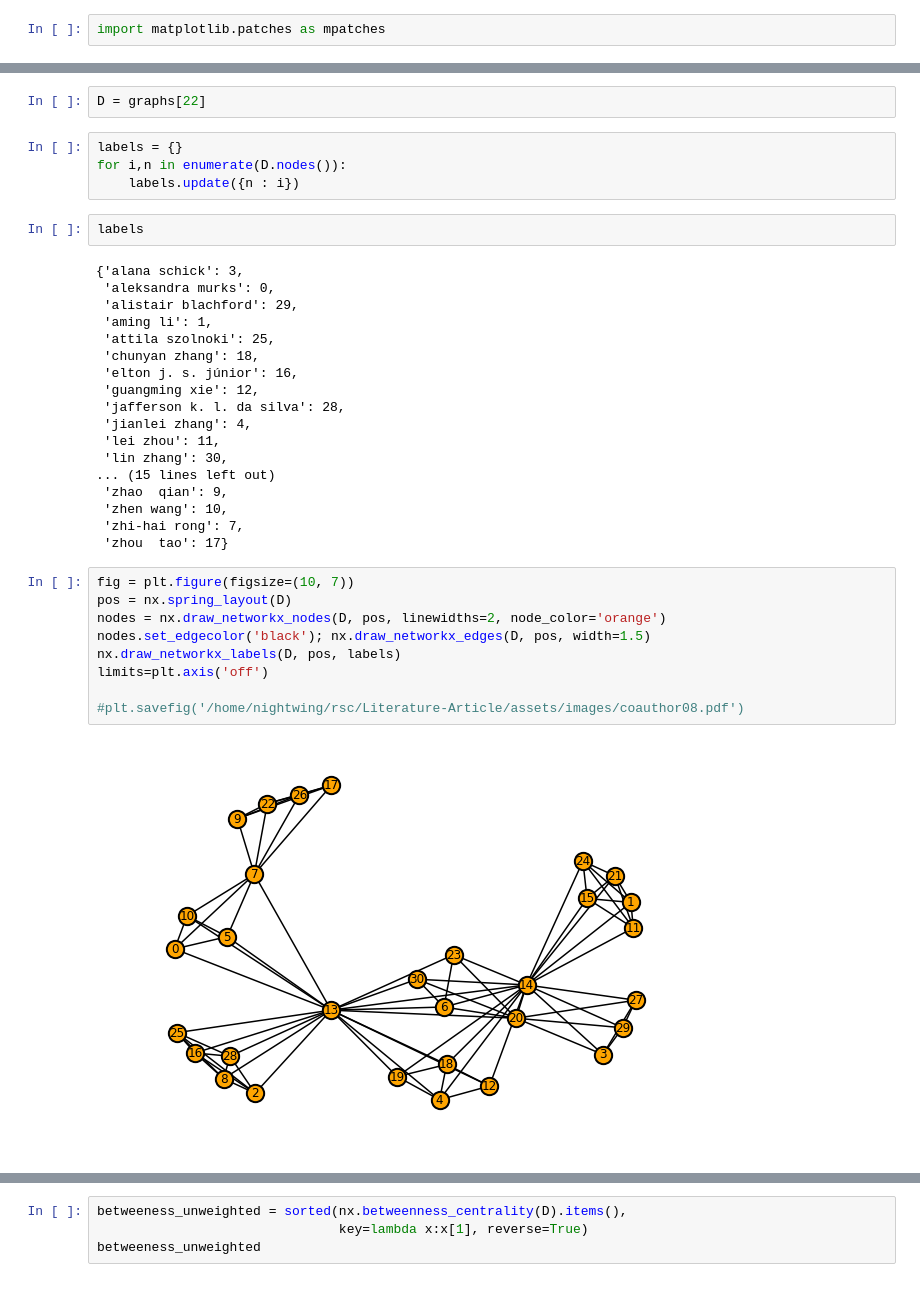
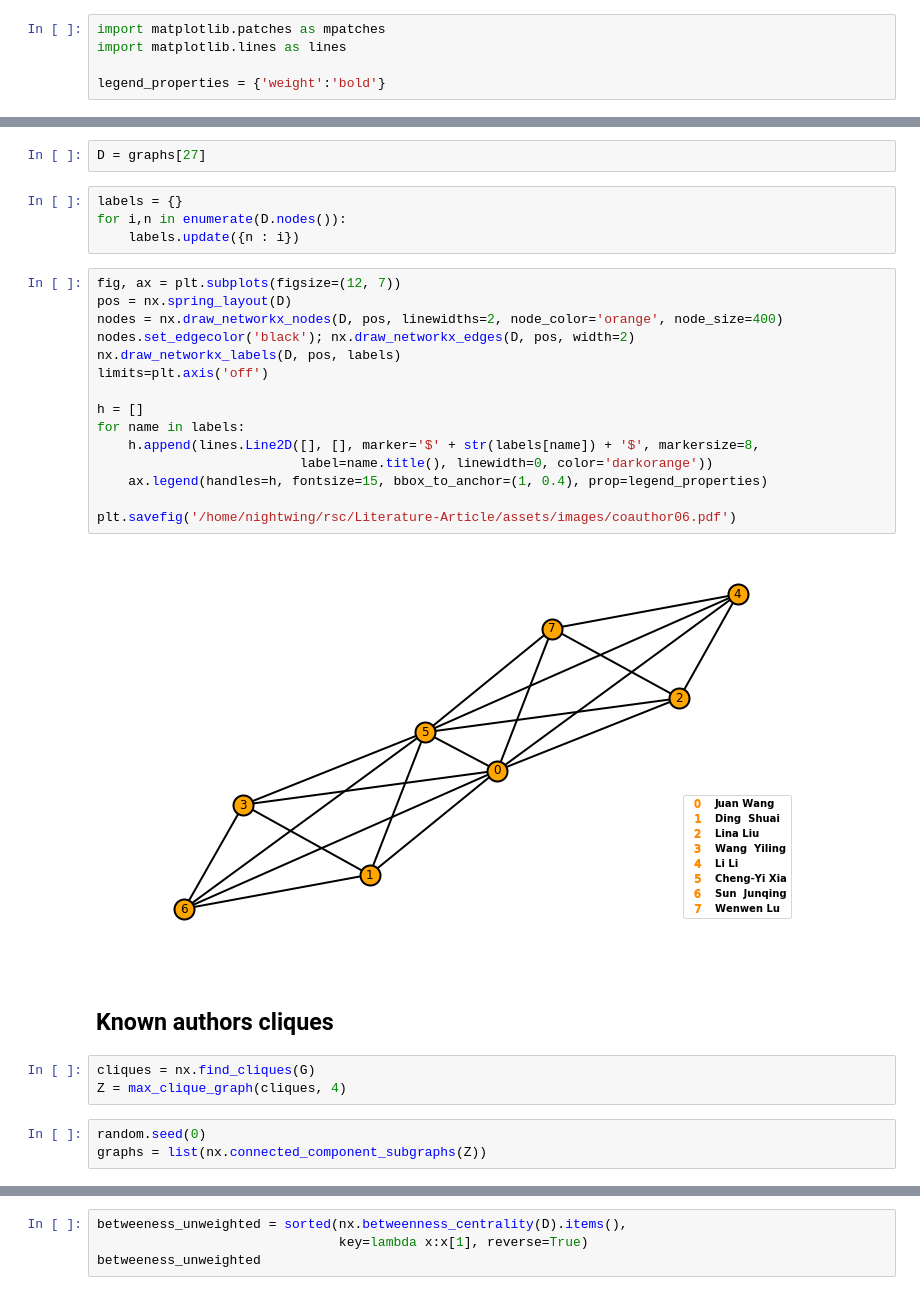
Before and after one commit to Nikoleta-v3/bibliometric-study-of-the-prisoners-dilemma, a Jupyter notebook: src/nbs/3. Co-authors Network Analysis.ipynb, the cells around one changed output, grey strips where cells are left out. Saved outputs shown, nothing was run; the diff lists cells and outputs as text.

Commit message:
morning tweaks
Fixing the network plots. This includes making
legends and added a few ending sentences.

```diff
--- a/src/nbs/3. Co-authors Network Analysis.ipynb
+++ b/src/nbs/3. Co-authors Network Analysis.ipynb
@@ -34,6 +34,9 @@ import random
 %matplotlib inline
 # %%
 import matplotlib.patches as mpatches
+import matplotlib.lines as lines
+
+legend_properties = {'weight':'bold'}
 # %% [markdown]
 Prepering the data
 ------------------
@@ -276,40 +267,35 @@ for i, D in enumerate(graphs):
 # %%
-D = graphs[22]
+D = graphs[27]
 # %%
 labels = {}
 for i,n in enumerate(D.nodes()):
     labels.update({n : i})
-# %%
-labels
-# %% [output]
-{'alana schick': 3,
- 'aleksandra murks': 0,
- 'alistair blachford': 29,
- 'aming li': 1,
- 'attila szolnoki': 25,
- 'chunyan zhang': 18,
- 'elton j. s. júnior': 16,
- 'guangming xie': 12,
- 'jafferson k. l. da silva': 28,
- 'jianlei zhang': 4,
- 'lei zhou': 11,
- 'lin zhang': 30,
-... (15 lines left out)
- 'zhao  qian': 9,
- 'zhen wang': 10,
- 'zhi-hai rong': 7,
- 'zhou  tao': 17}
 # %%
-fig = plt.figure(figsize=(10, 7))
+fig, ax = plt.subplots(figsize=(12, 7))
 pos = nx.spring_layout(D)
-nodes = nx.draw_networkx_nodes(D, pos, linewidths=2, node_color='orange')
-nodes.set_edgecolor('black'); nx.draw_networkx_edges(D, pos, width=1.5)
+nodes = nx.draw_networkx_nodes(D, pos, linewidths=2, node_color='orange', node_size=400)
+nodes.set_edgecolor('black'); nx.draw_networkx_edges(D, pos, width=2)
 nx.draw_networkx_labels(D, pos, labels)
 limits=plt.axis('off')
 
-#plt.savefig('/home/nightwing/rsc/Literature-Article/assets/images/coauthor08.pdf')
+h = []
+for name in labels:
+    h.append(lines.Line2D([], [], marker='$' + str(labels[name]) + '$', markersize=8,
+                          label=name.title(), linewidth=0, color='darkorange'))
+    ax.legend(handles=h, fontsize=15, bbox_to_anchor=(1, 0.4), prop=legend_properties)
+
+plt.savefig('/home/nightwing/rsc/Literature-Article/assets/images/coauthor06.pdf')
 # %% [output]
-[figure, old version]
+[figure, new version]
+# %% [markdown]
+Known authors cliques
+---------------------
+# %%
+cliques = nx.find_cliques(G)
+Z = max_clique_graph(cliques, 4)
+# %%
+random.seed(0)
+graphs = list(nx.connected_component_subgraphs(Z))
 # %%
 for i, g in enumerate(graphs):
     for k in ['r. axelrod', 'martin a. nowak', 'daniel ashlock', 'joshua b. plotkin']:
```
Also changed, not shown: parts of 6 cells of this notebook, 14 other files.
